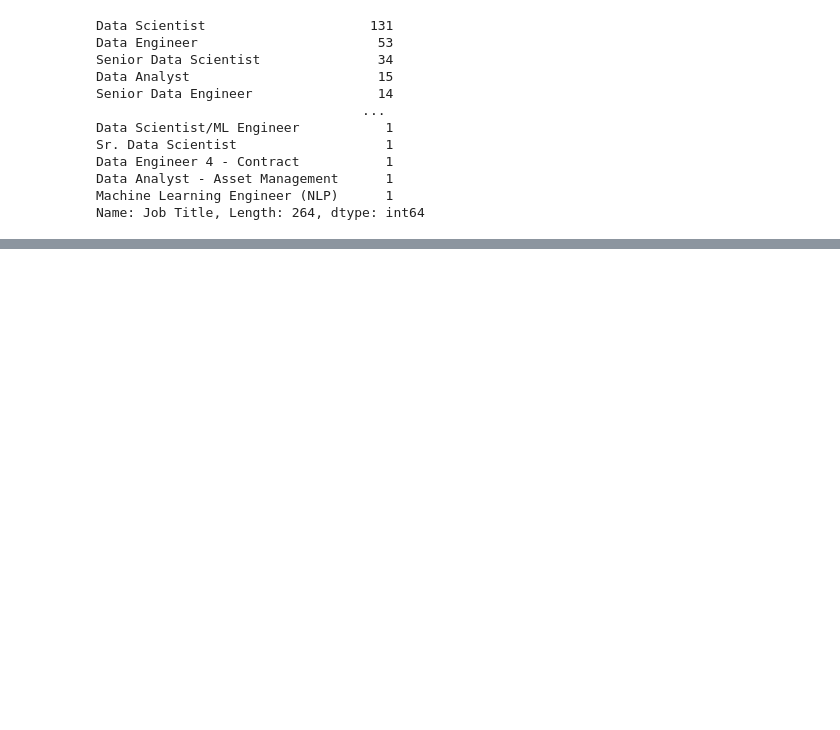
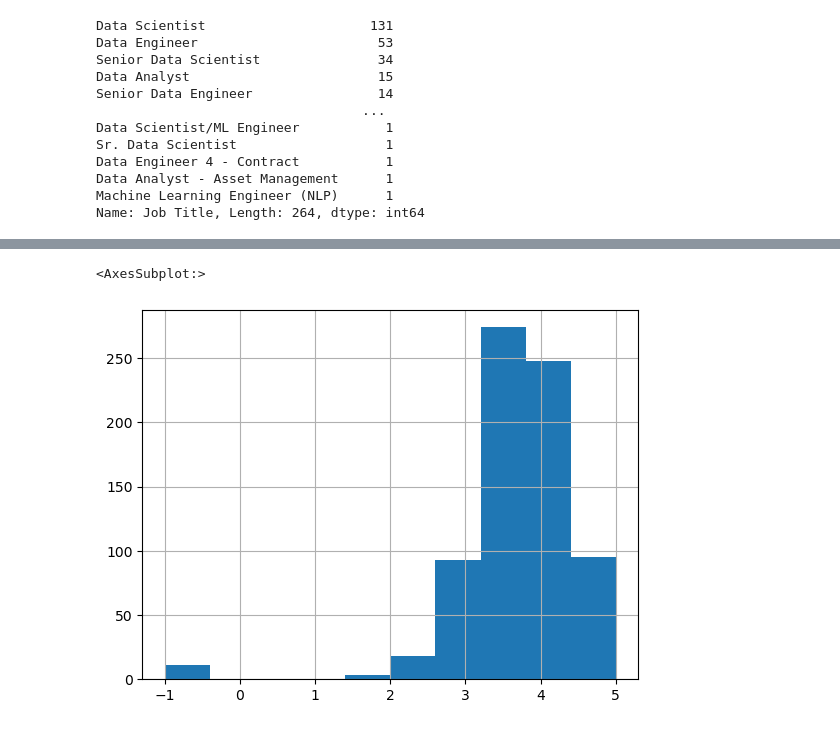
Before and after one commit to Sud-ranjan/dataScience_salaries, a Jupyter notebook: data_exploration.ipynb, the cells around one changed output, grey strips where cells are left out. Saved outputs shown, nothing was run; the diff lists cells and outputs as text; code cells hidden in the pictures; blank space fills up the shorter version.

```diff
--- a/data_exploration.ipynb
+++ b/data_exploration.ipynb
@@ -83,0 +100,13 @@ Name: job_title_simplified, dtype: int64
+# %%
+# Job Description Length
+df['jd_length'] = df['Job Description'].apply(lambda x: len(x))
+# %%
+# Competitors Count
+
+df['num_comp'] = df['Competitors'].apply(lambda x: len(x.split(',')) if x != '-1' else 0)
+# %%
+# Hourly wage to annual wage
+
+df['min_salary'] = df.apply(lambda x: x.min_salary*2 if x.hourly else x.min_salary, axis = 1)
+df['max_salary'] = df.apply(lambda x: x.max_salary*2 if x.hourly else x.max_salary, axis = 1)
+df['avg_salary'] = df.apply(lambda x: x.avg_salary*2 if x.hourly else x.avg_salary, axis = 1)
@@ -83,0 +128,4 @@ Name: job_title_simplified, dtype: int64
+# %%
+# remove \n from job title
+
+df['company_text'] = df['company_text'].apply(lambda x: x.replace('\n','').replace('\r',''))
@@ -83,0 +144,5 @@ Name: job_title_simplified, dtype: int64
+# %%
+df.Rating.hist()
+# %% [output]
+<AxesSubplot:>
+[figure, added]
```
Also changed, not shown: parts of 26 cells of this notebook, 3 other files.
